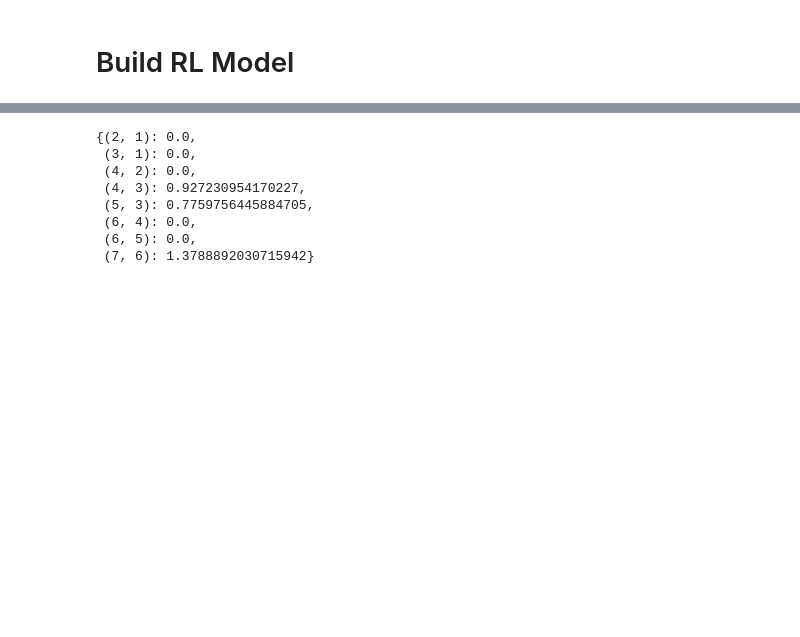
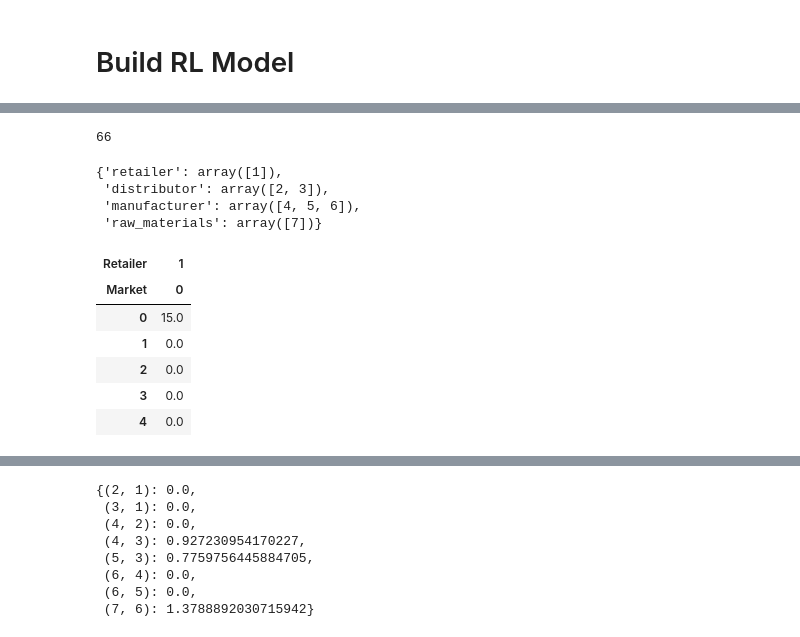
Before and after one commit to grossmann-group/or-gym, a Jupyter notebook: notebooks/multi_echelon_sc_dev1.ipynb, the cells around one changed output, grey strips where cells are left out. Cells and saved outputs as stored; diff of their text form; code cells hidden in the pictures; blank space fills up the shorter version.

```diff
--- a/notebooks/multi_echelon_sc_dev1.ipynb
+++ b/notebooks/multi_echelon_sc_dev1.ipynb
@@ -104,0 +216,30 @@ env.action_log.shape
+# %%
+p1 = np.array([6, 2, 3, 0, 90])
+p2 = np.array([0, 1, 6, 9, 12, 5, 4, 80])
+I0 = np.array([10])
+
+env.pipeline_length
+# %% [output]
+66
+# %%
+env.adjacency_matrix = np.vstack(env.graph.edges())
+# Set node levels
+env.levels = {}
+env.levels['retailer'] = np.array([1])
+env.levels['distributor'] = np.unique(np.hstack(
+    [list(env.graph.predecessors(i)) for i in env.levels['retailer']]))
+env.levels['manufacturer'] = np.unique(np.hstack(
+    [list(env.graph.predecessors(i)) for i in env.levels['distributor']]))
+env.levels['raw_materials'] = np.unique(np.hstack(
+    [list(env.graph.predecessors(i)) for i in env.levels['manufacturer']]))
+
+env.level_col = {'retailer': 0,
+             'distributor': 1,
+             'manufacturer': 2,
+             'raw_materials': 3}
+env.levels
+# %% [output]
+{'retailer': array([1]),
+ 'distributor': array([2, 3]),
+ 'manufacturer': array([4, 5, 6]),
+ 'raw_materials': array([7])}
@@ -104,0 +250,10 @@ env.action_log.shape
+# %%
+env.D.head()
+# %% [output]
+| Retailer | 1 |
+| Market | 0 |
+| 0 | 15.0 |
+| 1 | 0.0 |
+| 2 | 0.0 |
+| 3 | 0.0 |
+| 4 | 0.0 |
```
Also changed, not shown: parts of 30 cells of this notebook, 1 other file.
